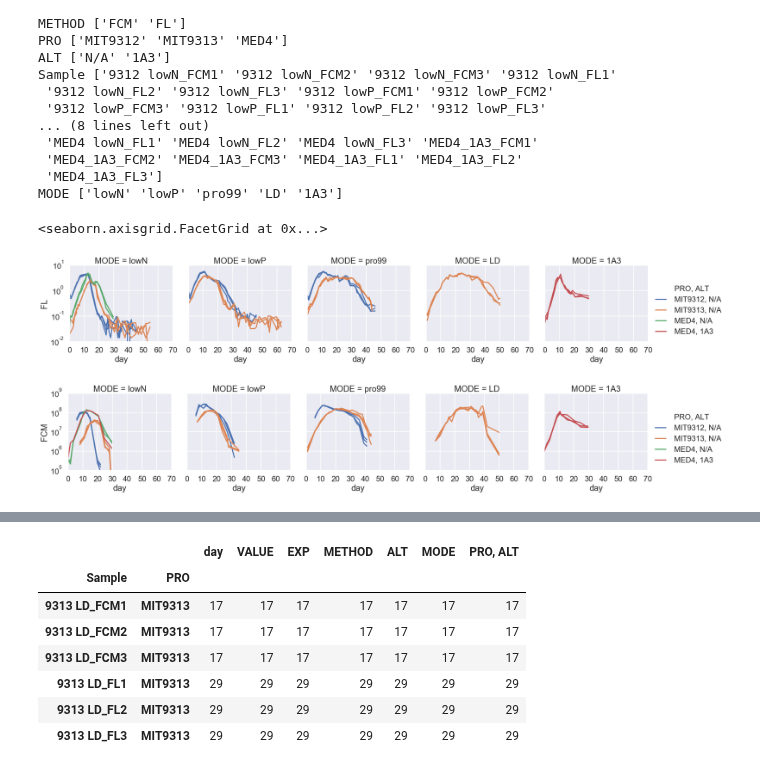
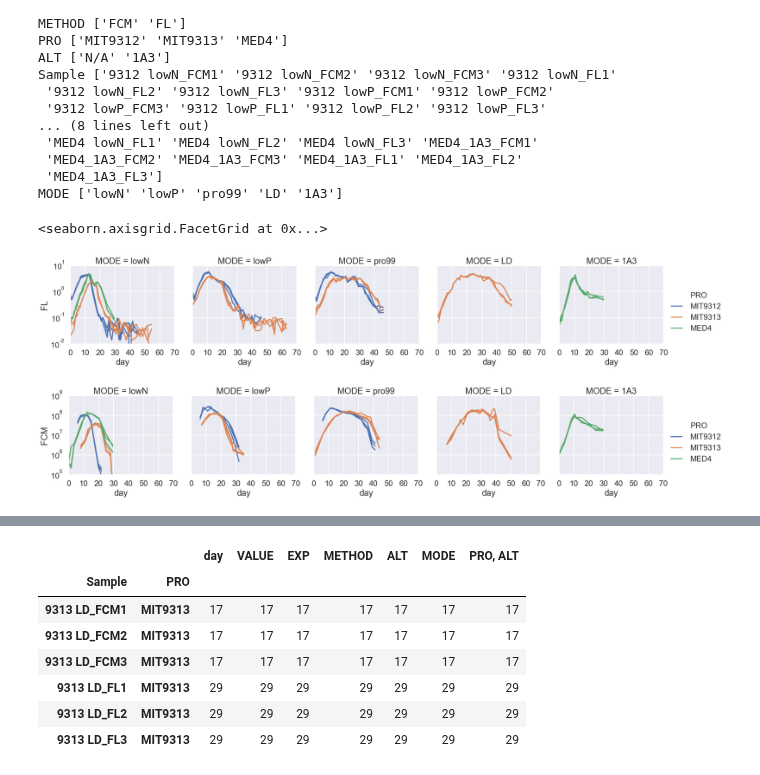
Before and after one commit to wosnat/ccpa, a Jupyter notebook: ccpa_fcm_fl.ipynb, the cells around one changed output, grey strips where cells are left out. Drawn from its saved outputs; the diff is of its cells as text; code cells hidden in the pictures.

```diff
--- a/ccpa_fcm_fl.ipynb
+++ b/ccpa_fcm_fl.ipynb
@@ -37,7 +34,7 @@ aedge='orange'
 # %%
 data_dpath = r'D:\Users\Osnat\Documents\GitHub\ccpa\fcm_and_fl'
 
-data_dpath = r'C:\Users\wosnat\Documents\GitHub\ccpa\fcm_and_fl'
+#data_dpath = r'C:\Users\wosnat\Documents\GitHub\ccpa\fcm_and_fl'
 csv_fnames = [ n for n in os.listdir(data_dpath) if n.endswith('.csv')]
 # %%
 def _load_fcm_fl_csv(data_dpath, fname):
@@ -169,16 +166,16 @@ MODE ['lowN' 'lowP' 'pro99' 'LD' '1A3']
 # %%
 df['PRO, ALT'] = df.PRO + ', ' +df.ALT
 # %%
-g = sns.relplot(data=df.loc[df.METHOD=='FL'], col='MODE',  hue='PRO, ALT',x='day', y='VALUE',
+g = sns.relplot(data=df.loc[df.METHOD=='FL'], col='MODE',  hue='PRO',x='day', y='VALUE',
             kind='line', estimator=None, units='EXP')
 g.set(xlim=(0,70), yscale="log", ylabel='FL')
-g = sns.relplot(data=df.loc[df.METHOD=='FCM'], col='MODE',  hue='PRO, ALT',x='day', y='VALUE',
+g = sns.relplot(data=df.loc[df.METHOD=='FCM'], col='MODE',  hue='PRO',x='day', y='VALUE',
             kind='line', estimator=None, units='EXP')
 g.set(xlim=(0,70), yscale="log", ylabel='FCM')
 # %% [output]
 <seaborn.axisgrid.FacetGrid at 0x...>
-[figure, old version]
+[figure, new version]
-[figure, old version]
+[figure, new version]
 # %%
 df.groupby(['METHOD']).describe()
 # %% [output]
```
Also changed, not shown: parts of 2 cells of this notebook.
